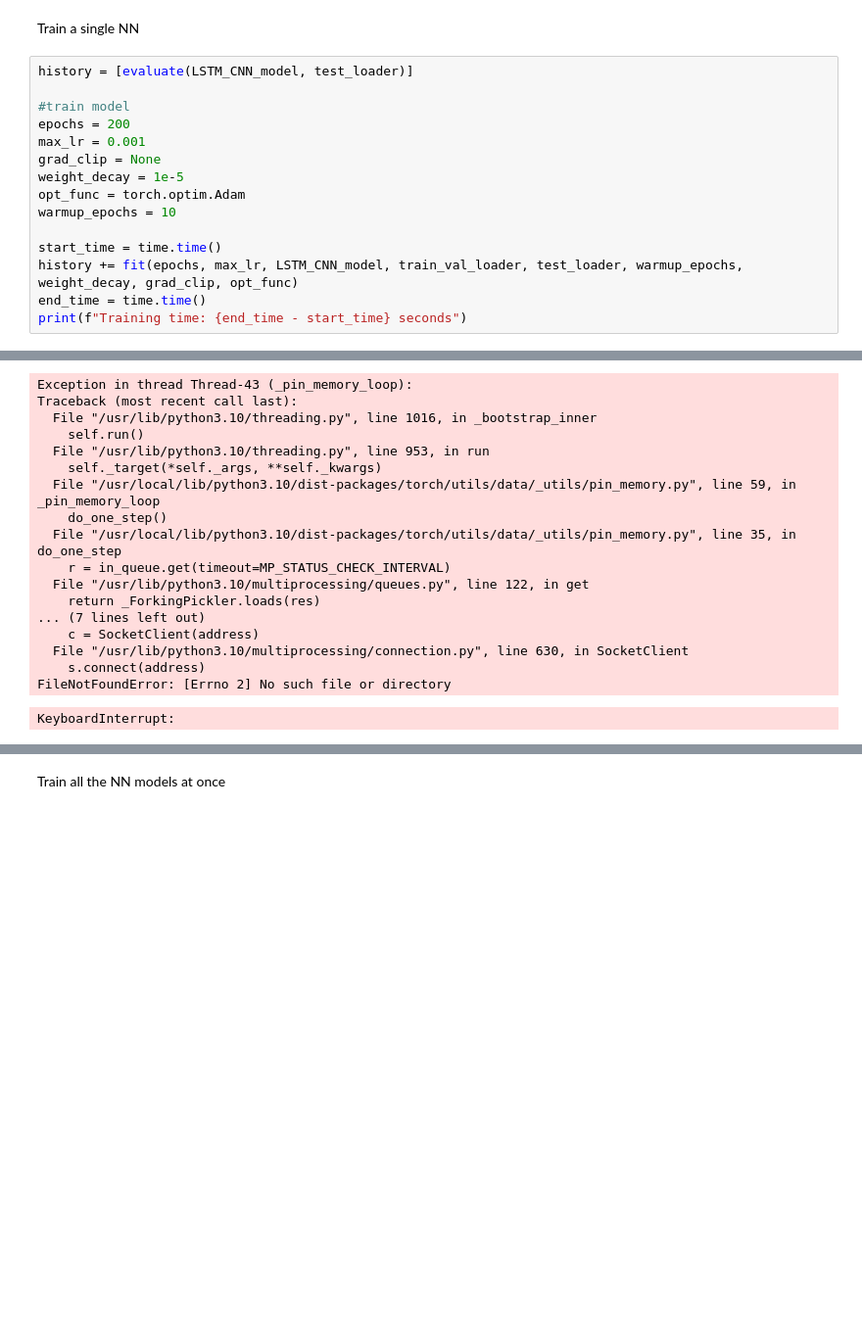
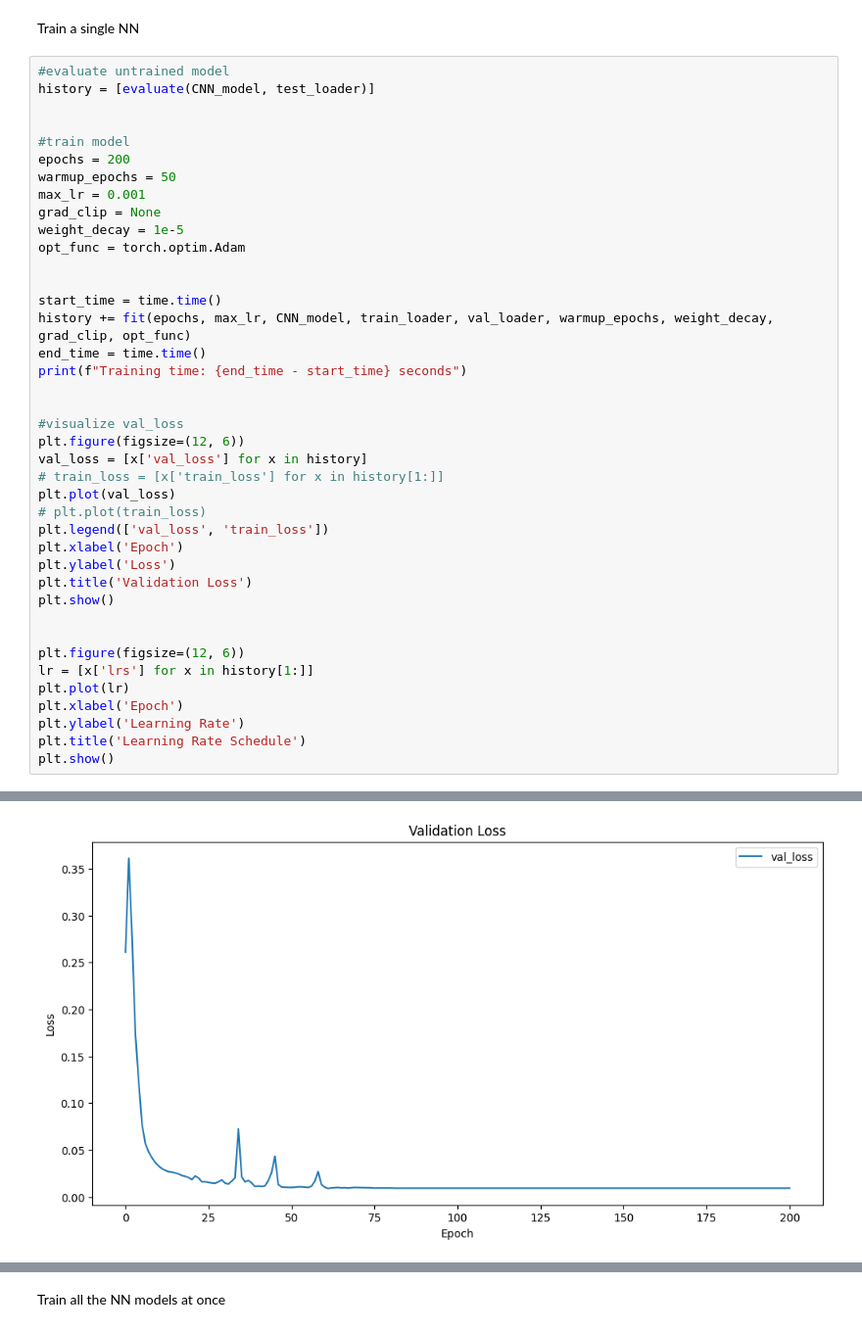
Before and after one commit to andreadamiano/Arbitrated-Dynamic-Ensemble, a Jupyter notebook: Project_code/CNN LSTM/CNN LSTM model.ipynb, the cells around one changed output, grey strips where cells are left out. Shown at 98% size. Cells and saved outputs as stored; diff of their text form; blank space fills up the shorter version.

```diff
--- a/Project_code/CNN LSTM/CNN LSTM model.ipynb
+++ b/Project_code/CNN LSTM/CNN LSTM model.ipynb
@@ -843,19 +635,44 @@ def fit(epochs, lr, model, train_loader, val_loader, warmup_epochs, weight_decay
 # %% [markdown]
 Train a single NN
 # %%
-history = [evaluate(LSTM_CNN_model, test_loader)]
+#evaluate untrained model
+history = [evaluate(CNN_model, test_loader)]
+
 
 #train model
 epochs = 200
+warmup_epochs = 50
 max_lr = 0.001
 grad_clip = None
 weight_decay = 1e-5
 opt_func = torch.optim.Adam
-warmup_epochs = 10
+
 
 start_time = time.time()
-history += fit(epochs, max_lr, LSTM_CNN_model, train_val_loader, test_loader, warmup_epochs, weight_decay, grad_clip, opt_func)
+history += fit(epochs, max_lr, CNN_model, train_loader, val_loader, warmup_epochs, weight_decay, grad_clip, opt_func)
 end_time = time.time()
 print(f"Training time: {end_time - start_time} seconds")
+
+
+#visualize val_loss
+plt.figure(figsize=(12, 6))
+val_loss = [x['val_loss'] for x in history]
+# train_loss = [x['train_loss'] for x in history[1:]]
+plt.plot(val_loss)
+# plt.plot(train_loss)
+plt.legend(['val_loss', 'train_loss'])
+plt.xlabel('Epoch')
+plt.ylabel('Loss')
+plt.title('Validation Loss')
+plt.show()
+
+
+plt.figure(figsize=(12, 6))
+lr = [x['lrs'] for x in history[1:]]
+plt.plot(lr)
+plt.xlabel('Epoch')
+plt.ylabel('Learning Rate')
+plt.title('Learning Rate Schedule')
+plt.show()
 # %% [output]
 warmup phase
@@ -878,18 +695 @@ Epoch [117], last_lr: 0.00002, train_loss: 0.0021, val_loss: 0.0104
-Exception in thread Thread-43 (_pin_memory_loop):
-Traceback (most recent call last):
-  File "/usr/lib/python3.10/threading.py", line 1016, in _bootstrap_inner
-    self.run()
-  File "/usr/lib/python3.10/threading.py", line 953, in run
-    self._target(*self._args, **self._kwargs)
-  File "/usr/local/lib/python3.10/dist-packages/torch/utils/data/_utils/pin_memory.py", line 59, in _pin_memory_loop
-    do_one_step()
-  File "/usr/local/lib/python3.10/dist-packages/torch/utils/data/_utils/pin_memory.py", line 35, in do_one_step
-    r = in_queue.get(timeout=MP_STATUS_CHECK_INTERVAL)
-  File "/usr/lib/python3.10/multiprocessing/queues.py", line 122, in get
-    return _ForkingPickler.loads(res)
-... (7 lines left out)
-    c = SocketClient(address)
-  File "/usr/lib/python3.10/multiprocessing/connection.py", line 630, in SocketClient
-    s.connect(address)
-FileNotFoundError: [Errno 2] No such file or directory
-KeyboardInterrupt:
+[figure, added]
```
Also changed, not shown: parts of 26 cells of this notebook, 8 other files.
